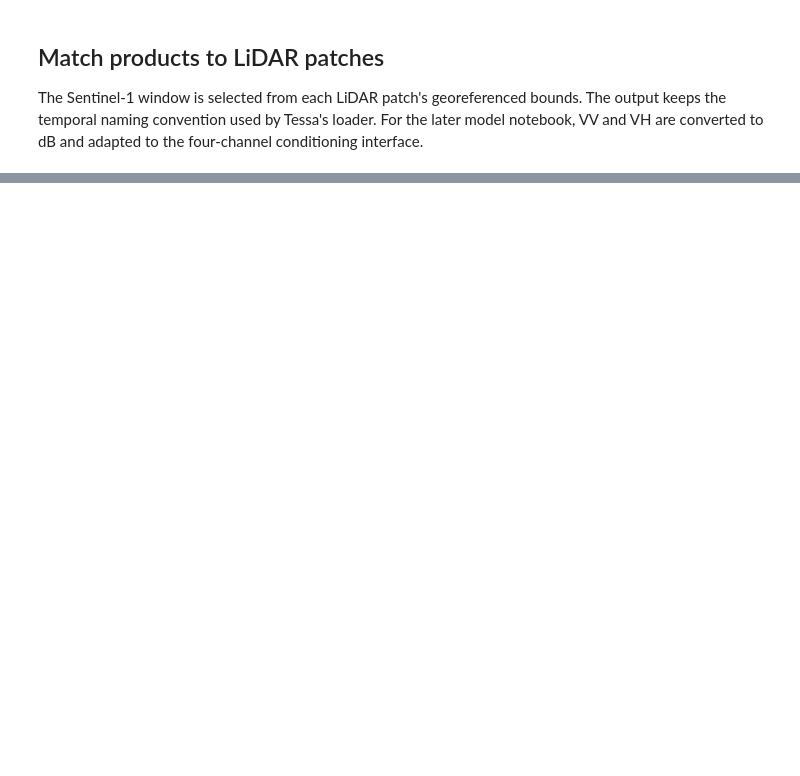
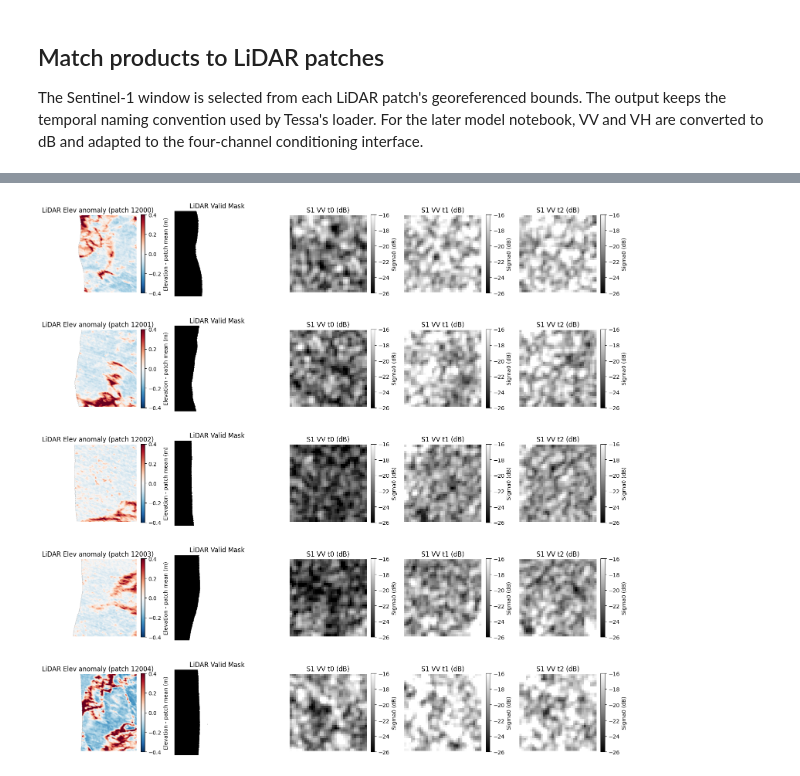
Before and after one commit to jy-gfm/roughnet-sentinel1-pipeline, a Jupyter notebook: notebooks/03_sentinel1_preprocessing.ipynb, the cells around one changed output, grey strips where cells are left out. Cells and saved outputs as stored; diff of their text form; code cells hidden in the pictures; blank space fills up the shorter version.

```diff
--- a/notebooks/03_sentinel1_preprocessing.ipynb
+++ b/notebooks/03_sentinel1_preprocessing.ipynb
@@ -62,7 +62,7 @@ def calibrate_and_warp(measurement_path, calibration_path, dst_crs, output_path,
     lut = calibration_lut(calibration_path, dn.shape)
     with np.errstate(divide='ignore', invalid='ignore'):
         sigma0 = np.where(lut > 0, (dn ** 2) / (lut ** 2), np.nan).astype(np.float32)
-    profile = {'driver': 'GTiff', 'dtype': 'float32', 'count': 1, 'width': width, 'height': height, 'crs': dst_crs, 'transform': transform, 'nodata': np.nan}
+    profile = {'driver': 'GTiff', 'dtype': 'float32', 'count': 1, 'width': width, 'height': height, 'crs': dst_crs, 'transform': transform, 'nodata': np.nan, 'compress': 'deflate'}
     with rasterio.open(output_path, 'w', **profile) as dst:
         reproject(sigma0, rasterio.band(dst, 1), gcps=gcps, src_crs=gcp_crs, dst_transform=transform, dst_crs=dst_crs, resampling=Resampling.bilinear, src_nodata=np.nan, dst_nodata=np.nan)
     return output_path
@@ -100,0 +141,14 @@ print('Analysis-ready products:', [str(p) for p in products])
+# %%
+import rasterio
+import numpy as np
+
+for p in products:
+    with rasterio.open(p) as src:
+        vv = src.read(1)
+        vh = src.read(2)
+        print(p.name if hasattr(p, 'name') else p)
+        print('  shape:', src.shape, 'count:', src.count, 'dtype:', src.dtypes, 'crs:', src.crs)
+        for name, band in [('VV', vv), ('VH', vh)]:
+            valid = np.isfinite(band) & (band != 0)
+            print(f'  {name}: min={np.nanmin(band):.3f} max={np.nanmax(band):.3f} '
+                  f'mean={np.nanmean(band):.3f} nonzero_frac={valid.mean():.3f}')
@@ -129,0 +204,56 @@ print('Collocation complete:', OUT_DIR)
+# %%
+import matplotlib.pyplot as plt
+import numpy as np
+import rasterio
+from pathlib import Path
+
+LIDAR_DIR_VIZ = Path('/cs/student/project_msc/2025/aibh/jiayiche/input_data/lidar_patches_tuk_tessa')
+S1_DIR_VIZ = Path('/cs/student/project_msc/2025/aibh/jiayiche/input_data/s1_patches_tuk_tessa')
+
+def to_db(sigma0, floor=1e-6):
+    return 10 * np.log10(np.clip(sigma0, floor, None))
+
+def plot_patch_comparison(patch_ids, n_timesteps=3, band='VV'):
+    n_rows = len(patch_ids)
+    n_cols = 2 + n_timesteps
+    fig, axes = plt.subplots(n_rows, n_cols, figsize=(3 * n_cols, 3 * n_rows))
+    if n_rows == 1:
+        axes = axes[None, :]
+    band_idx = 0 if band == 'VV' else 1
+
+    for row, patch_id in enumerate(patch_ids):
+        with rasterio.open(LIDAR_DIR_VIZ / f'lidar_patch_{patch_id}.tif') as src:
+            elev, mask = src.read(1), src.read(2)
+        valid = mask > 0
+        elev_anom = np.where(valid, elev - elev[valid].mean(), np.nan)
+
+        ax = axes[row, 0]
+        im = ax.imshow(elev_anom, cmap='RdBu_r', vmin=-0.4, vmax=0.4)
+        ax.set_title(f'LiDAR Elev anomaly (patch {patch_id})')
+        ax.axis('off')
+        plt.colorbar(im, ax=ax, fraction=0.046, label='Elevation - patch mean (m)')
+
+        ax = axes[row, 1]
+        ax.imshow(mask, cmap='gray')
+        ax.set_title('LiDAR Valid Mask')
+        ax.axis('off')
+
+        patch_dir = S1_DIR_VIZ / f's1_patch_{patch_id}'
+        for t in range(n_timesteps):
+            ax = axes[row, 2 + t]
+            s1_path = patch_dir / f't{t}.tif'
+            if s1_path.exists():
+                with rasterio.open(s1_path) as src:
+                    db = to_db(src.read(band_idx + 1))
+                im = ax.imshow(db, cmap='gray', vmin=-26, vmax=-16)
+                plt.colorbar(im, ax=ax, fraction=0.046, label='Sigma0 (dB)')
+            ax.set_title(f'S1 {band} t{t} (dB)')
+            ax.axis('off')
+
+    plt.tight_layout()
+    plt.show()
+
+sample_ids = sorted(p.stem.split('_')[-1] for p in LIDAR_DIR_VIZ.glob('lidar_patch_*.tif'))[:5]
+plot_patch_comparison(sample_ids, n_timesteps=3, band='VV')
+# %% [output]
+[figure, added]
```
Also changed, not shown: parts of 7 cells of this notebook, 2 other files.
